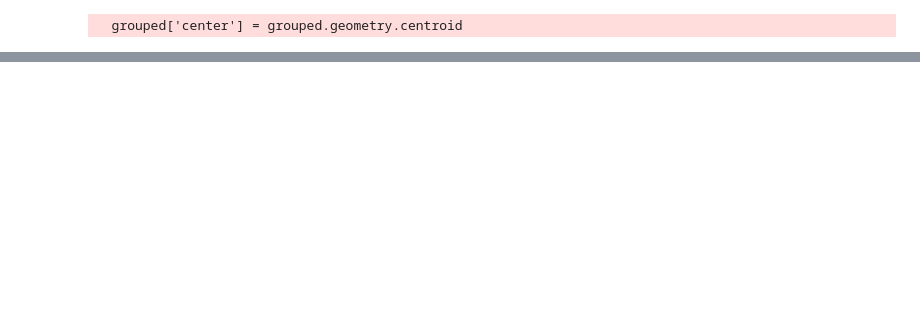
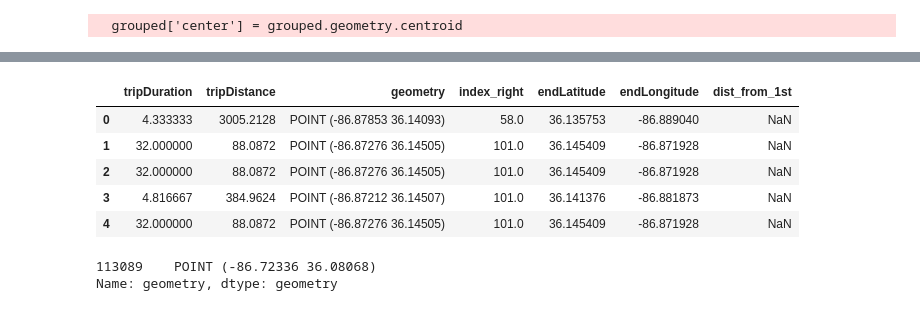
Before and after one commit to Quezadajl/nashville-scooters-project, a Jupyter notebook: notebooks/scooter_trip_data_explore.ipynb, the cells around one changed output, grey strips where cells are left out. Saved outputs shown, nothing was run; the diff lists cells and outputs as text; code cells hidden in the pictures; blank space fills up the shorter version.

```diff
--- a/notebooks/scooter_trip_data_explore.ipynb
+++ b/notebooks/scooter_trip_data_explore.ipynb
@@ -208,0 +219,14 @@ promise_zone_map
+# %%
+corr.head()
+# %% [output]
+|  | tripDuration | tripDistance | geometry | index_right | endLatitude | endLongitude | dist_from_1st |
+| 0 | 4.333333 | 3005.2128 | POINT (-86.87853 36.14093) | 58.0 | 36.135753 | -86.889040 | NaN |
+| 1 | 32.000000 | 88.0872 | POINT (-86.87276 36.14505) | 101.0 | 36.145409 | -86.871928 | NaN |
+| 2 | 32.000000 | 88.0872 | POINT (-86.87276 36.14505) | 101.0 | 36.145409 | -86.871928 | NaN |
+| 3 | 4.816667 | 384.9624 | POINT (-86.87212 36.14507) | 101.0 | 36.141376 | -86.881873 | NaN |
+| 4 | 32.000000 | 88.0872 | POINT (-86.87276 36.14505) | 101.0 | 36.145409 | -86.871928 | NaN |
+# %%
+downtown_center.head()
+# %% [output]
+113089    POINT (-86.72336 36.08068)
+Name: geometry, dtype: geometry
```
Also changed, not shown: parts of 13 cells of this notebook, 1 other file.
